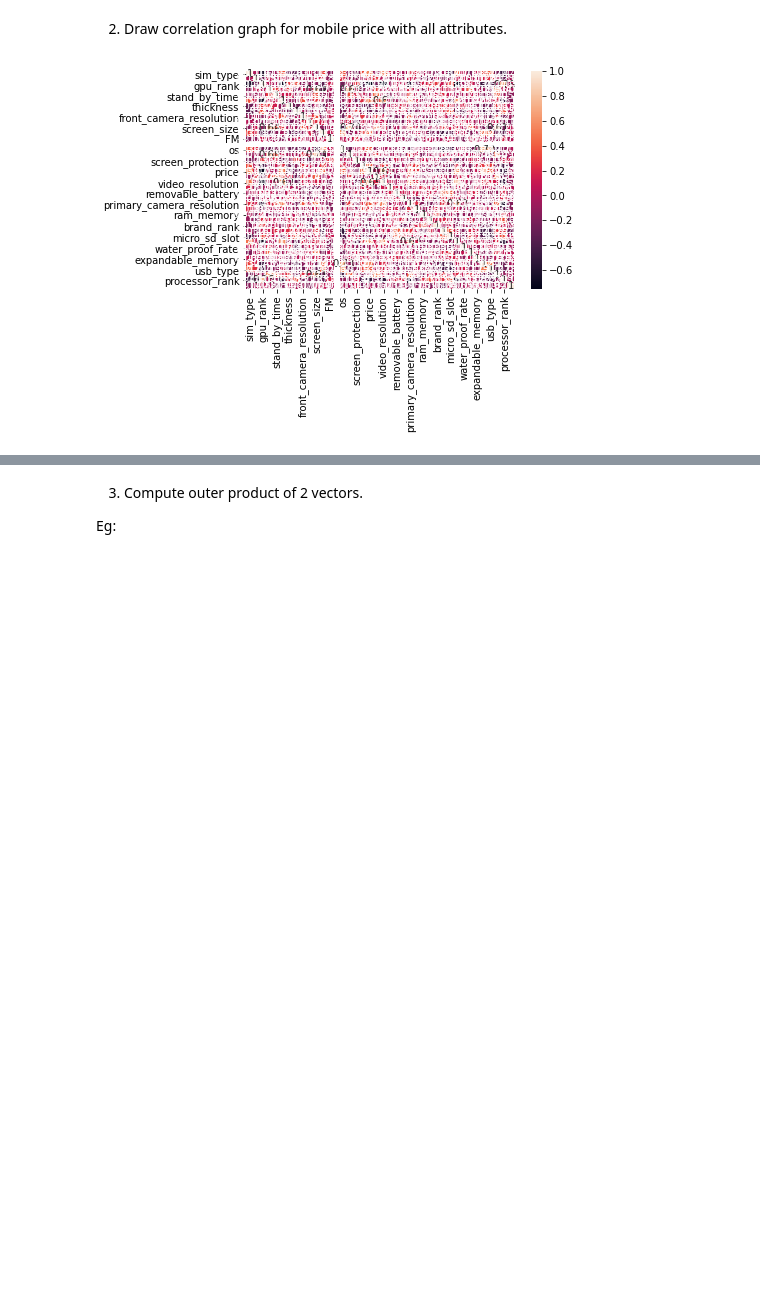
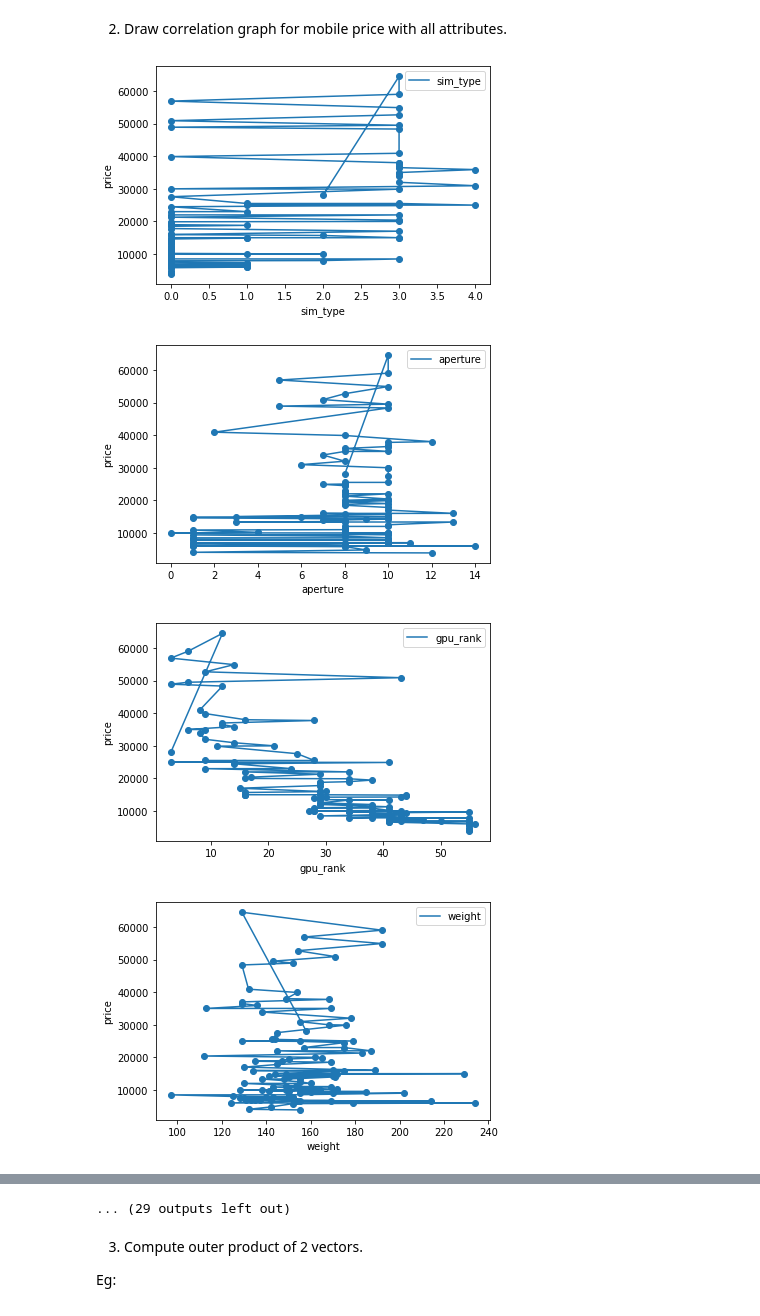
Before and after one commit to 18K41A0288/assignment---3, a Jupyter notebook: assignment_3.ipynb, the cells around one changed output, grey strips where cells are left out. Cells and saved outputs as stored; diff of their text form; code cells hidden in the pictures; blank space fills up the shorter version.

```diff
--- a/assignment_3.ipynb
+++ b/assignment_3.ipynb
@@ -65,11 +65,24 @@ total number of null values present after replacing in file is :  0
 # %%
 import pandas as pd
 import matplotlib.pyplot as plt
 import seaborn as sn
 df = pd.read_csv('/content/drive/My Drive/mobile_cleaned.csv')
 d = pd.DataFrame(df,columns=['sim_type','aperture','gpu_rank','weight','stand_by_time','processor_frequency','thickness','flash_type','front_camera_resolution','auto_focus','screen_size','frames_per_second','FM','	no_of_reviews_in_gsmarena_in_week','os','phone_height','screen_protection','sim_size','price','talk_time','video_resolution','display_resolution','removable_battery','display_type','primary_camera_resolution','battery_type','ram_memory','internal_memory','brand_rank','no_of_cores','micro_sd_slot','screen_pixel_density','water_proof_rate','phone_width','expandable_memory','version','usb_type','battery_capacity','processor_rank','is_liked'])
+p=list(d["price"])
+l=list(d.columns)
+for n in l :
+   c=list(d[n])
+   plt.xlabel(n)
+   plt.ylabel("price")
+   plt.plot(c,p,label=n)
+   plt.scatter(c,p)
+   plt.legend()
+   plt.show()
 corrMatrix = d.corr()
 sn.heatmap(corrMatrix, annot=True)
 plt.show()
 # %% [output]
-[figure, old version]
+[figure, new version]
+[figure, added]
+[figure, added]
+[figure, added]
@@ -76,3 +97,4 @@ plt.show()
+... (29 outputs left out)
 # %% [markdown]
 3.	Compute outer product of 2 vectors.
 
```
Also changed, not shown: parts of 1 cell of this notebook.
